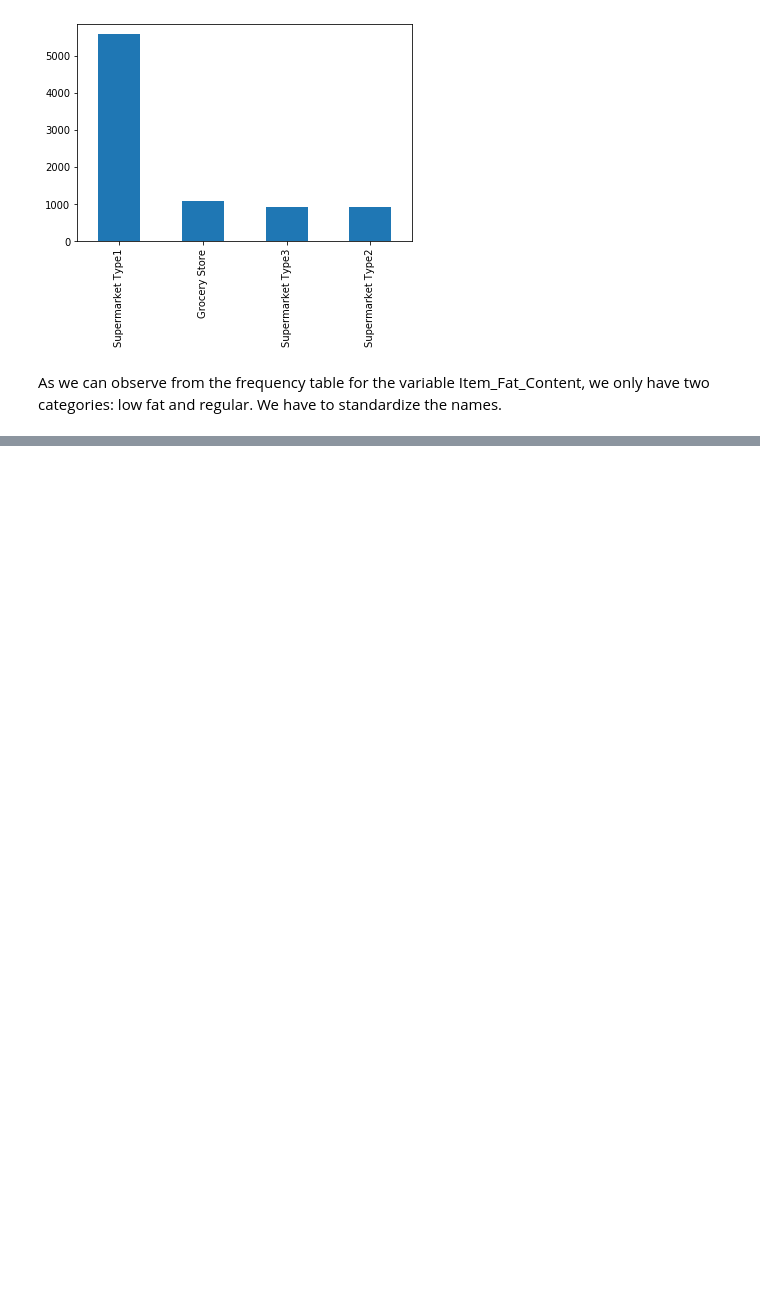
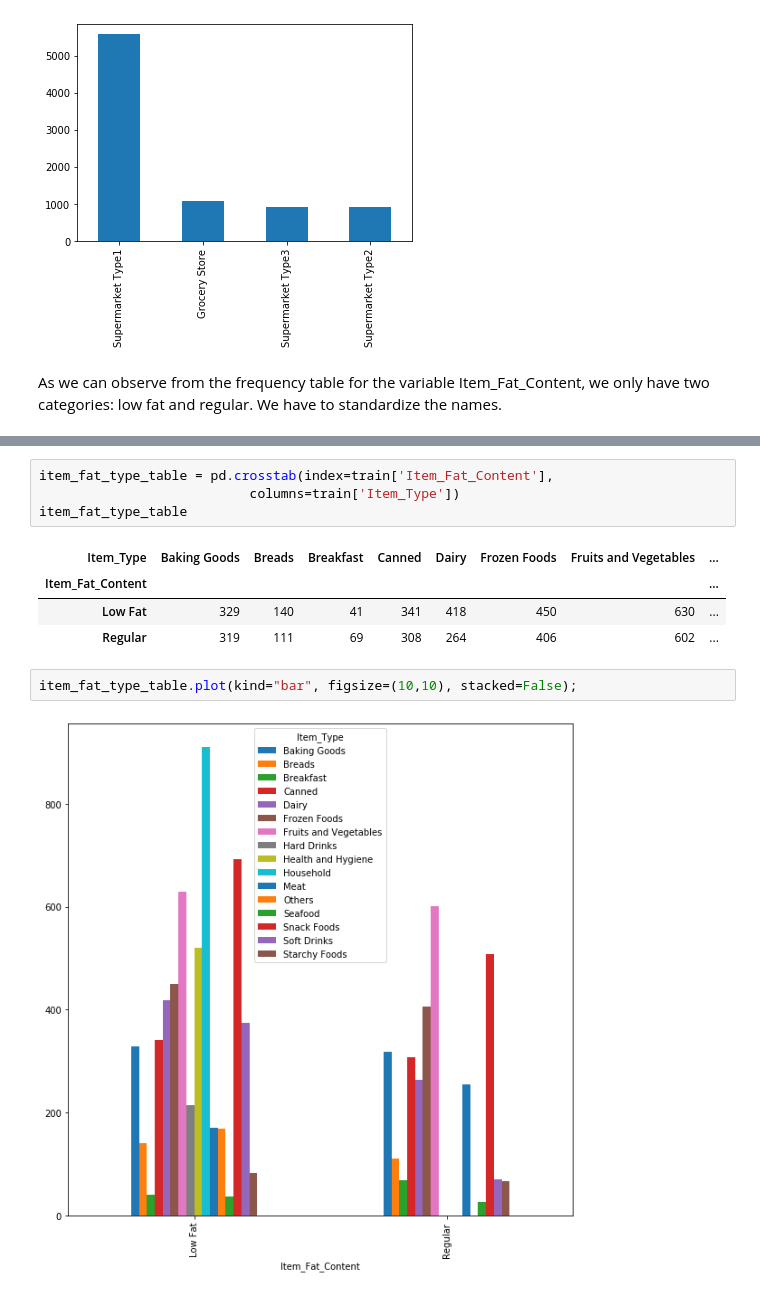
Before and after one commit to ibacaraujo/learning-path-data-scientist, a Jupyter notebook: big_mart_sales.ipynb, the cells around one changed output, grey strips where cells are left out. Cells and saved outputs as stored; diff of their text form; blank space fills up the shorter version.

```diff
--- a/big_mart_sales.ipynb
+++ b/big_mart_sales.ipynb
@@ -237,0 +280,13 @@ As we can observe from the frequency table for the variable Item_Fat_Content, we
+# %%
+item_fat_type_table = pd.crosstab(index=train['Item_Fat_Content'],
+                           columns=train['Item_Type'])
+item_fat_type_table
+# %% [output]
+| Item_Type | Baking Goods | Breads | Breakfast | Canned | Dairy | Frozen Foods | Fruits and Vegetables | ... |
+| Item_Fat_Content |  |  |  |  |  |  |  | ... |
+| Low Fat | 329 | 140 | 41 | 341 | 418 | 450 | 630 | ... |
+| Regular | 319 | 111 | 69 | 308 | 264 | 406 | 602 | ... |
+# %%
+item_fat_type_table.plot(kind="bar", figsize=(10,10), stacked=False);
+# %% [output]
+[figure, added]
```
Also changed, not shown: parts of 35 cells of this notebook.
